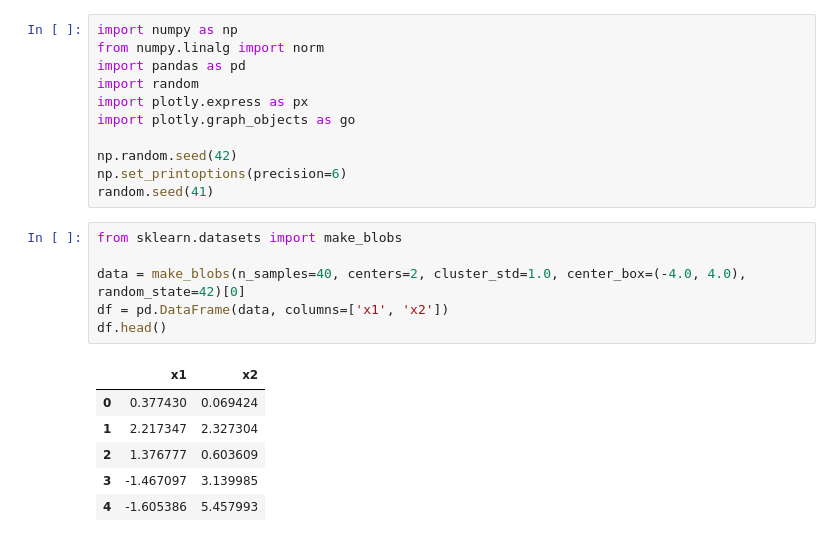
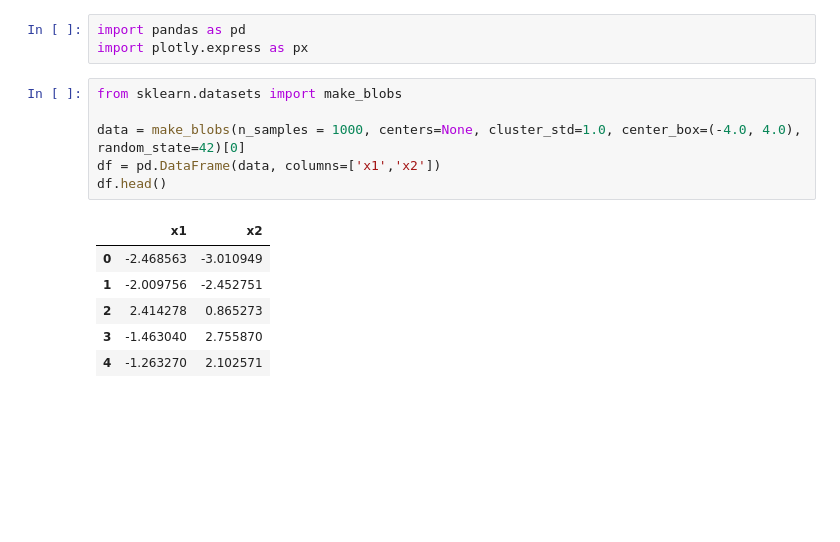
Before and after one commit to adrian5520/Machine-learning, a Jupyter notebook: basics/02_k_means.ipynb, the cells around one changed output. Drawn from its saved outputs; the diff is of its cells as text; blank space fills up the shorter version.

```diff
--- a/basics/02_k_means.ipynb
+++ b/basics/02_k_means.ipynb
@@ -1,27 +1,19 @@
 # %% [markdown]
 <a href="https://colab.research.google.com/github/adrian5520/Machine-learning/blob/main/basics/02_k_means.ipynb" target="_parent"><img src="https://colab.research.google.com/assets/colab-badge.svg" alt="Open In Colab"/></a>
-# %%
-import numpy as np
-from numpy.linalg import norm
-import pandas as pd
-import random
-import plotly.express as px
-import plotly.graph_objects as go
-
-np.random.seed(42)
-np.set_printoptions(precision=6)
-random.seed(41)
+# %%
+import pandas as pd
+import plotly.express as px
 # %%
 from sklearn.datasets import make_blobs
 
-data = make_blobs(n_samples=40, centers=2, cluster_std=1.0, center_box=(-4.0, 4.0), random_state=42)[0]
-df = pd.DataFrame(data, columns=['x1', 'x2'])
+data = make_blobs(n_samples = 1000, centers=None, cluster_std=1.0, center_box=(-4.0, 4.0), random_state=42)[0]
+df = pd.DataFrame(data, columns=['x1','x2'])
 df.head()
 # %% [output]
 |  | x1 | x2 |
-| 0 | 0.377430 | 0.069424 |
-| 1 | 2.217347 | 2.327304 |
-| 2 | 1.376777 | 0.603609 |
-| 3 | -1.467097 | 3.139985 |
-| 4 | -1.605386 | 5.457993 |
+| 0 | -2.468563 | -3.010949 |
+| 1 | -2.009756 | -2.452751 |
+| 2 | 2.414278 | 0.865273 |
+| 3 | -1.463040 | 2.755870 |
+| 4 | -1.263270 | 2.102571 |
 # %%
```
Also changed, not shown: parts of 21 cells of this notebook.
